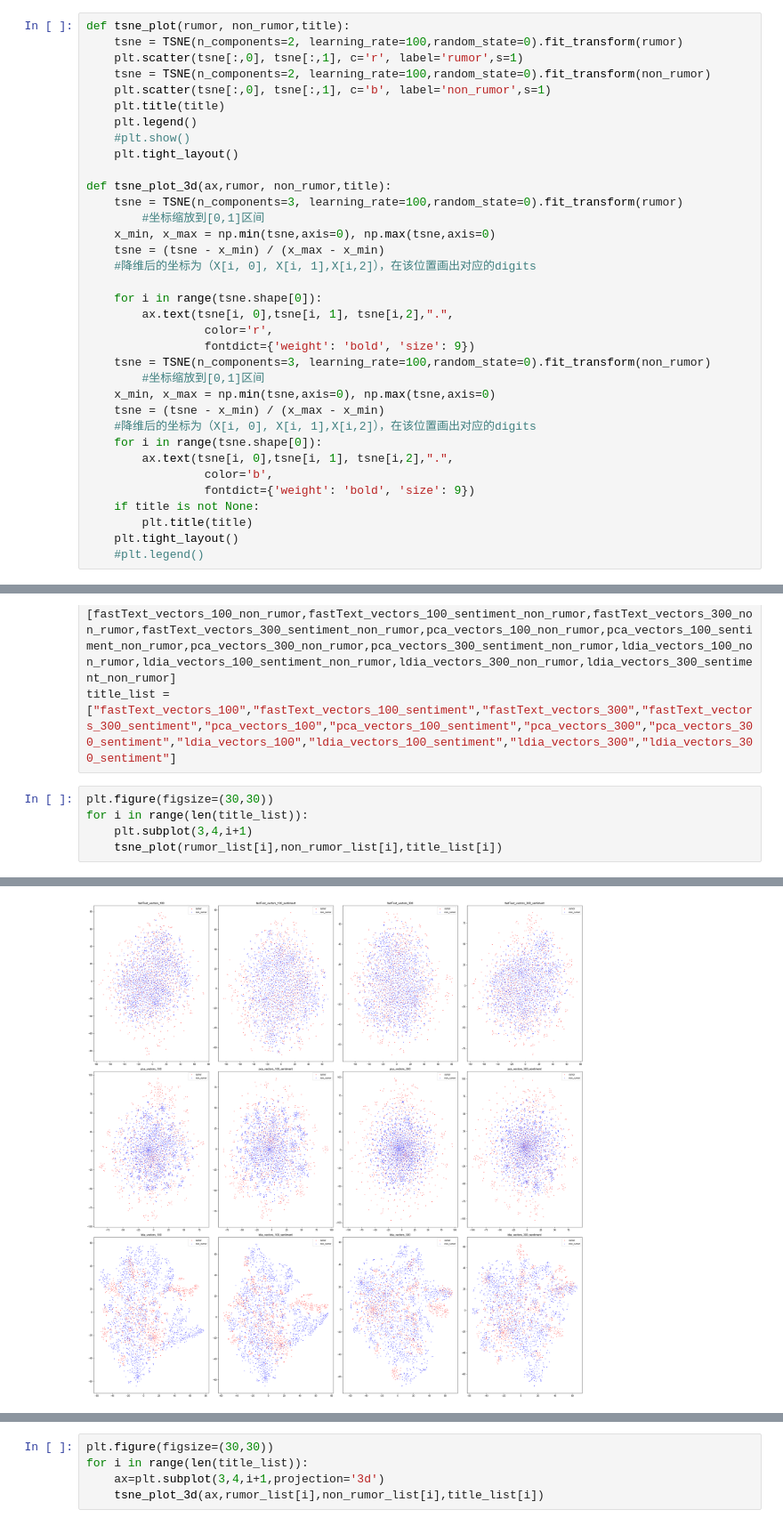
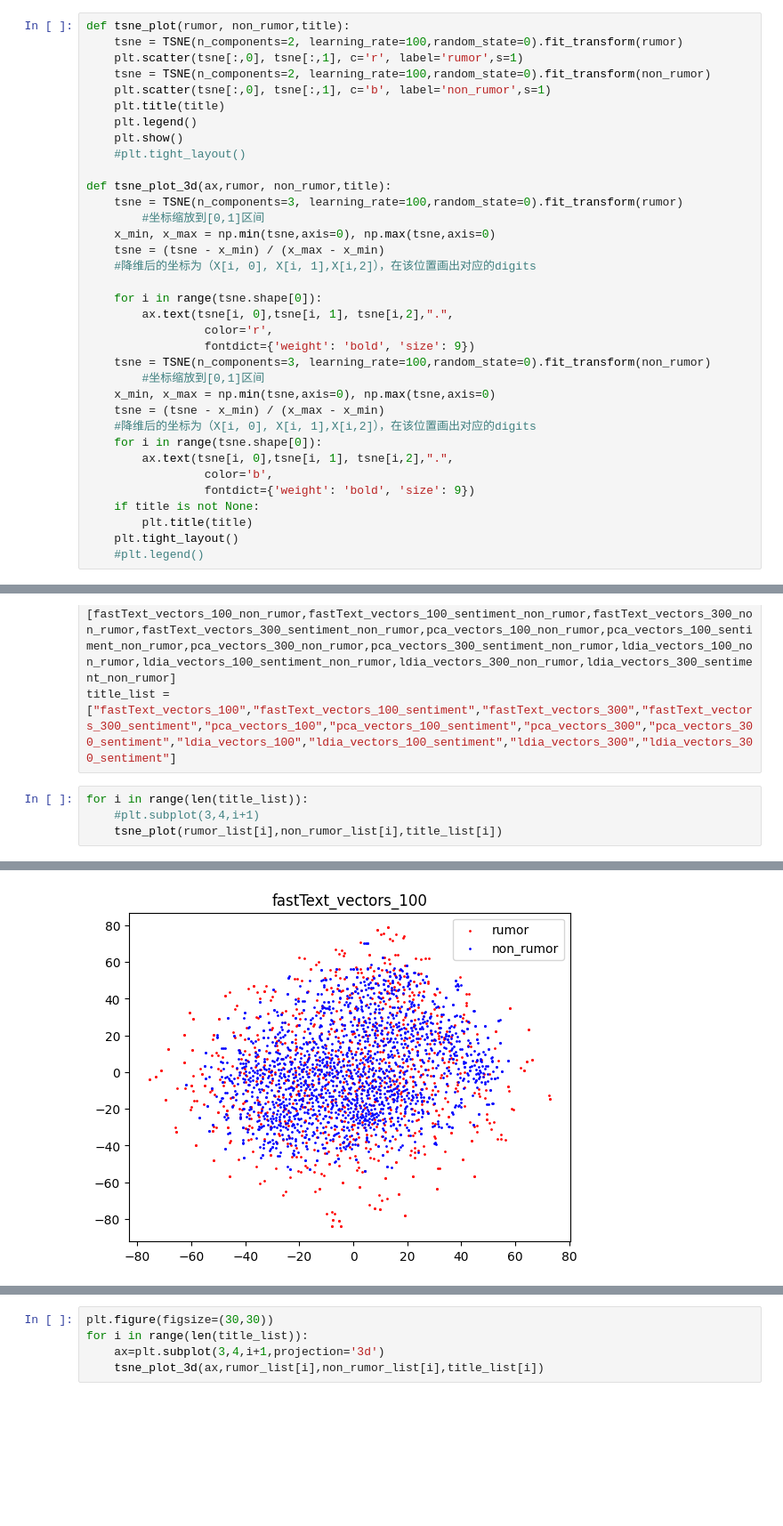
Before and after one commit to seydlitz2185/mynlpia, a Jupyter notebook: gp_show/show_sentiment.ipynb, the cells around one changed output, grey strips where cells are left out. Shown at 89% size. Saved outputs shown, nothing was run; the diff lists cells and outputs as text; blank space fills up the shorter version.

Commit message:
Updata gp_show/show_sentiments

```diff
--- a/gp_show/show_sentiment.ipynb
+++ b/gp_show/show_sentiment.ipynb
@@ -159,8 +189,8 @@ def tsne_plot(rumor, non_rumor,title):
     plt.scatter(tsne[:,0], tsne[:,1], c='b', label='non_rumor',s=1)
     plt.title(title)
     plt.legend()
-    #plt.show()
-    plt.tight_layout()
+    plt.show()
+    #plt.tight_layout()
 
 def tsne_plot_3d(ax,rumor, non_rumor,title):
     tsne = TSNE(n_components=3, learning_rate=100,random_state=0).fit_transform(rumor)
@@ -191,8 +221,7 @@ rumor_list = [fastText_vectors_100_rumor,fastText_vectors_100_sentiment_rumor,fa
 non_rumor_list = [fastText_vectors_100_non_rumor,fastText_vectors_100_sentiment_non_rumor,fastText_vectors_300_non_rumor,fastText_vectors_300_sentiment_non_rumor,pca_vectors_100_non_rumor,pca_vectors_100_sentiment_non_rumor,pca_vectors_300_non_rumor,pca_vectors_300_sentiment_non_rumor,ldia_vectors_100_non_rumor,ldia_vectors_100_sentiment_non_rumor,ldia_vectors_300_non_rumor,ldia_vectors_300_sentiment_non_rumor]
 title_list = ["fastText_vectors_100","fastText_vectors_100_sentiment","fastText_vectors_300","fastText_vectors_300_sentiment","pca_vectors_100","pca_vectors_100_sentiment","pca_vectors_300","pca_vectors_300_sentiment","ldia_vectors_100","ldia_vectors_100_sentiment","ldia_vectors_300","ldia_vectors_300_sentiment"]
 # %%
-plt.figure(figsize=(30,30))
 for i in range(len(title_list)):
-    plt.subplot(3,4,i+1)
+    #plt.subplot(3,4,i+1)
     tsne_plot(rumor_list[i],non_rumor_list[i],title_list[i])
 # %% [output]
@@ -199 +245 @@ for i in range(len(title_list)):
-[figure, old version]
+[figure, new version]
```
Also changed, not shown: parts of 4 cells of this notebook.
